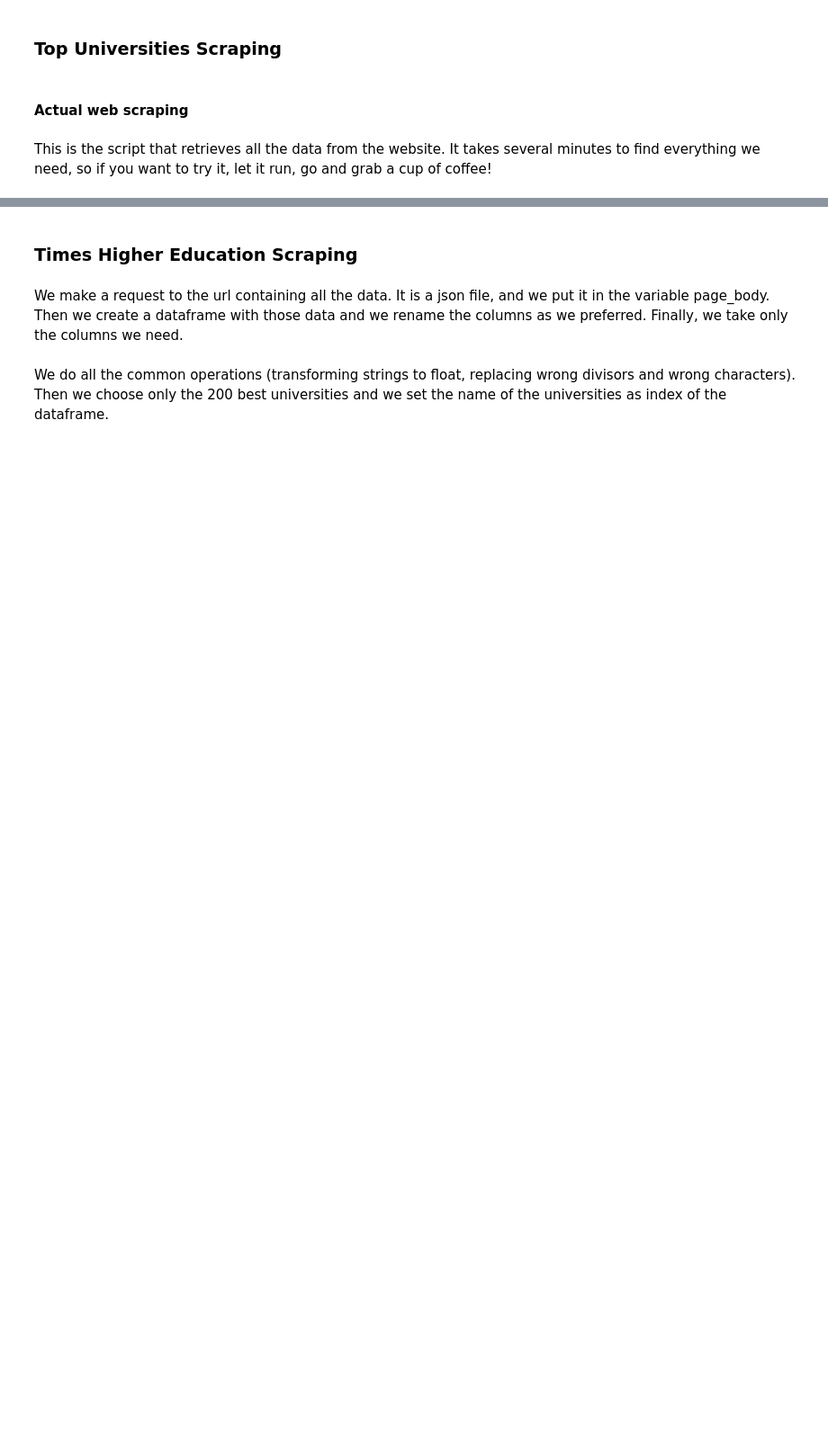
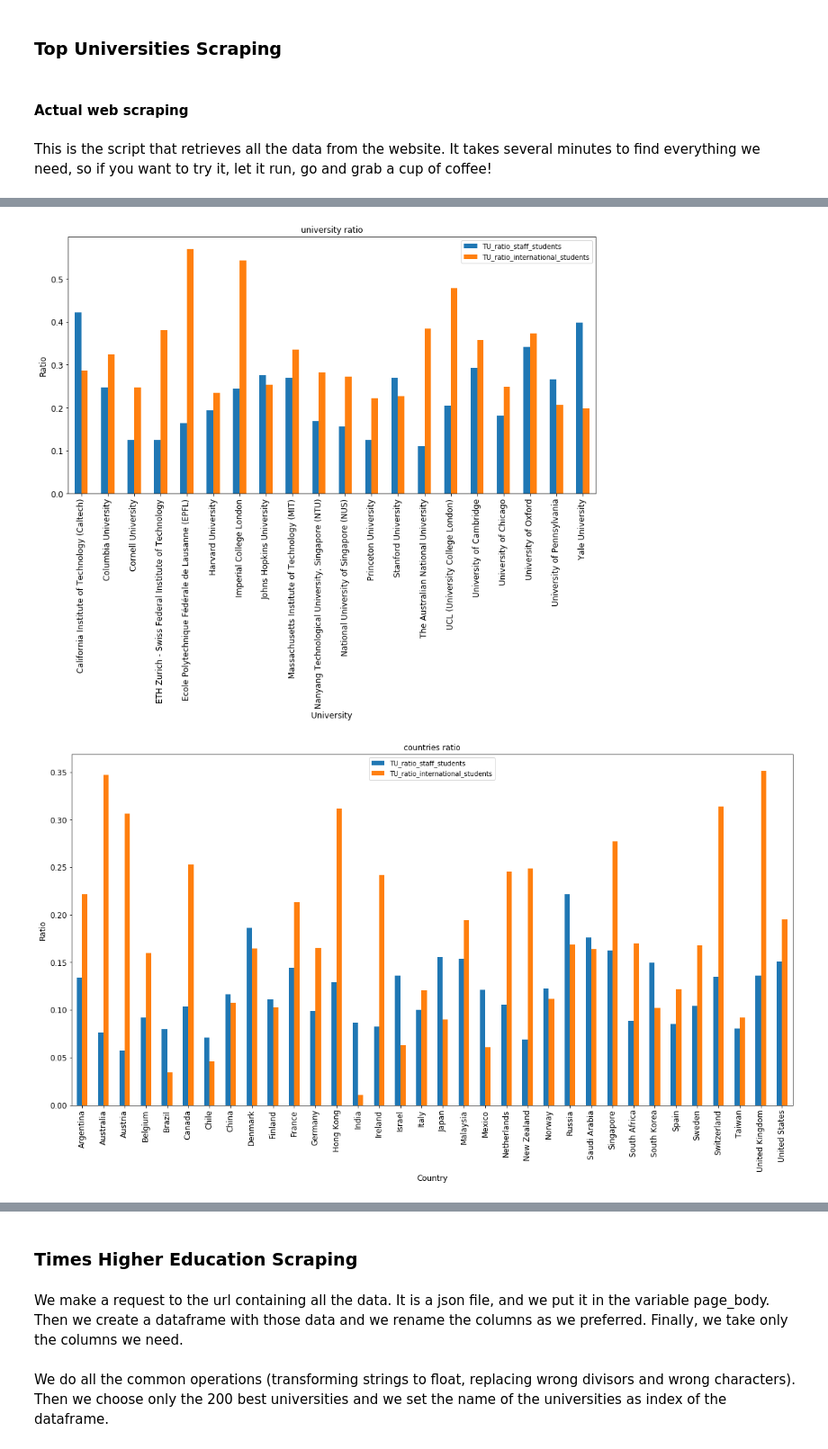
Before and after one commit to christian-5-28/ADA-Sciuto-Smith-Tarantino, a Jupyter notebook: 02 - Data from the Web/Homework 2.ipynb, the cells around one changed output, grey strips where cells are left out. Shown: that part at 90% size. Cells and saved outputs as stored; diff of their text form; code cells hidden in the pictures; blank space fills up the shorter version.

```diff
--- a/02 - Data from the Web/Homework 2.ipynb
+++ b/02 - Data from the Web/Homework 2.ipynb
@@ -206,16 +230,14 @@ We read the pickle file in tu_df, we set the index and then we rename every colu
 # %%
-tu_df = pd.read_pickle('Data/final_df.pkl')
+top_univ_df = pd.read_pickle('Data/final_df.pkl')
 
-tu_df = tu_df.set_index('title')
-
-columns_dict = {'country' : 'TU_country', 'region' : 'TU_region', 'rank_display' : 'TU_rank',
+columns_dict = {'title' : 'name', 'country' : 'TU_country', 'region' : 'TU_region', 'rank_display' : 'TU_rank',
                 'international_staff' : 'TU_international_staff', 'total_staff' : 'TU_total_staff',
                 'international_students' : 'TU_international_students', 'total_students' : 'TU_total_students'}
 
-tu_df = tu_df.rename(columns = columns_dict)
+top_univ_df = top_univ_df.rename(columns = columns_dict)
 
-tu_df.index.name = 'name'
+top_univ_df = top_univ_df.set_index('name')
 
-tu_df['TU_ratio_staff_students'] = tu_df.TU_total_staff / tu_df.TU_total_students
-tu_df['TU_ratio_international_students'] = tu_df.TU_international_students / tu_df.TU_total_students
+top_univ_df['TU_ratio_staff_students'] = top_univ_df.TU_total_staff / top_univ_df.TU_total_students
+top_univ_df['TU_ratio_international_students'] = top_univ_df.TU_international_students / top_univ_df.TU_total_students
 # %%
@@ -243,0 +340,28 @@ df_ratio_staff_students.head(4)
+# %%
+ax_universities = top_univ_df[:20].groupby("name").mean()[["TU_ratio_staff_students", 'TU_ratio_international_students']].plot(kind='bar', title="university ratio", legend=True, fontsize=12, figsize=(14, 7))
+ax_universities.set_xlabel("University", fontsize=12)
+ax_universities.set_ylabel("Ratio", fontsize=12)
+plt.show()
+
+ax_countries = top_univ_df.groupby("TU_country").mean()[["TU_ratio_staff_students", 'TU_ratio_international_students']].plot(kind='bar', title="countries ratio", legend=True, fontsize=12, figsize=(20, 10))
+ax_countries.set_xlabel("Country", fontsize=12)
+ax_countries.set_ylabel("Ratio", fontsize=12)
+plt.show()
+
+ax_countUni = top_univ_df.groupby("TU_country").count()[["TU_rank"]].plot(kind='bar', title="countries: number of universities", legend=False, fontsize=12, figsize=(14, 7))
+ax_countUni.set_xlabel("Country", fontsize=12)
+ax_countUni.set_ylabel("Number of Universities", fontsize=12)
+plt.show()
+
+ax_countries = top_univ_df.groupby("TU_region").mean()[["TU_ratio_staff_students", 'TU_ratio_international_students']].plot(kind='bar', title="regions ratio", legend=True, fontsize=12, figsize=(14, 7))
+ax_countries.set_xlabel("Country", fontsize=12)
+ax_countries.set_ylabel("Ratio", fontsize=12)
+plt.show()
+
+ax_countUni = top_univ_df.groupby("TU_region").count()[["TU_rank"]].plot(kind='bar', title="regions: number of universities", legend=False, fontsize=12, figsize=(14, 7))
+ax_countUni.set_xlabel("Country", fontsize=12)
+ax_countUni.set_ylabel("Number of Universities", fontsize=12)
+plt.show()
+# %% [output]
+[figure, added]
+[figure, added]
```
Also changed, not shown: parts of 51 cells of this notebook.
